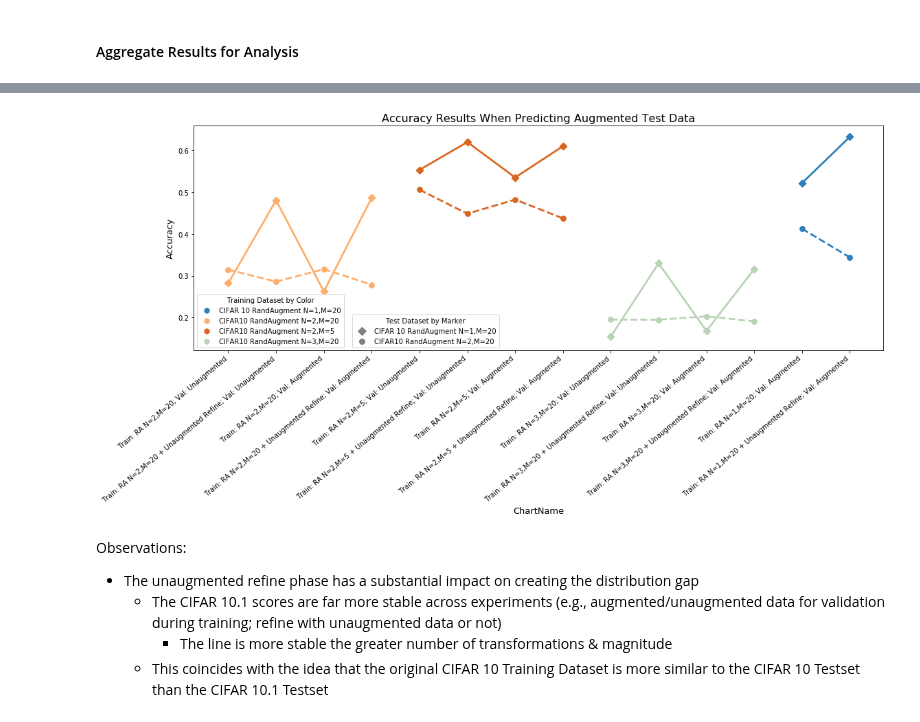
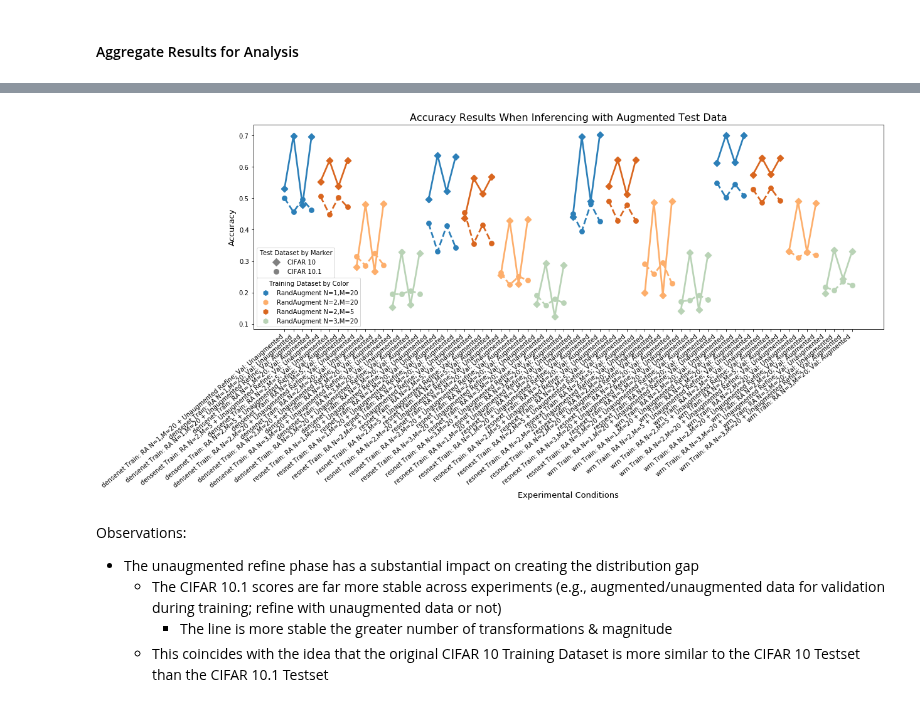
Before and after one commit to danzisar/w210-capstone, a Jupyter notebook: analysis/AugmentedTestsetAnalysis.ipynb, the cells around one changed output, grey strips where cells are left out. Cells and saved outputs as stored; diff of their text form; code cells hidden in the pictures.

Commit message:
Final Visualizations for Augmented Testset Analysis

```diff
--- a/analysis/AugmentedTestsetAnalysis.ipynb
+++ b/analysis/AugmentedTestsetAnalysis.ipynb
@@ -275,15 +259,18 @@ def cm_Alpha_extraction(row):
         alpha = float(srch4.group(2))
     return alpha
 
+def model_name(row):
+    return row.Checkpoint.split('_')[0]
+
 def chart_name(row):
-    newname = ""
+    newname = newname = row.Checkpoint.split('_')[0]
     if row['ra'] == False:
-        newname = "Original Model"
+        newname += " Original Model"
     else:
         if row['refined'] == True :
-            newname += "Train: RA N=" + str(row['N']) + ",M=" + str(row['M'])
+            newname += " Train: RA N=" + str(row['N']) + ",M=" + str(row['M']) + " + Unaugmented Refine"
         else:
-            newname += "Train: RA N=" + str(row['N']) + ",M=" + str(row['M']) + " + Unaugmented Refine"
+            newname += " Train: RA N=" + str(row['N']) + ",M=" + str(row['M'])
 
         if row['val'] == True:
             newname += "; Val: Unaugmented"
@@ -294,6 +281,9 @@ def chart_name(row):
 df['N'] = df.apply(lambda row: ra_N_extraction(row), axis=1)
 df['M'] = df.apply(lambda row: ra_M_extraction(row), axis=1)
 df['Alpha'] = df.apply(lambda row: cm_Alpha_extraction(row), axis=1)
+df['ModelName'] = df.apply(lambda row: model_name(row), axis=1)
 df['ChartName'] = df.apply(lambda row: chart_name(row), axis=1)
 cols = ['N','M']
 df['hue'] = df[cols].apply(lambda row: '_'.join(row.values.astype(str)), axis=1)
+
+df = df.sort_values(by=['ModelName', "N", "M"])
@@ -300,31 +299,33 @@ df['hue'] = df[cols].apply(lambda row: '_'.join(row.values.astype(str)), axis=1)
 # %%
 flatui = ["#2c7fb8", "#fdae6b", "#D9661F", "#B9D3B6", "#B9D3B6", "#859438"]
 
 f, ax = plt.subplots(figsize=(18, 6))
 sp = sns.pointplot(x="ChartName", hue="hue", y="Accuracy", data=df[df['Testset'].str.contains("CIFAR10_")],
                    markers=['D'] * 4, linestyles=['-']*4, palette=flatui, ci=None)
-plt.xlabel('Validation Data Type', fontsize=13)
+
 plt.ylabel('Accuracy', fontsize=13)
-plt.title('Accuracy Results When Predicting Augmented Test Data', fontsize=16)
+plt.title('Accuracy Results When Inferencing with Augmented Test Data', fontsize=16)
 plt.setp(ax.get_xticklabels(), rotation=40, horizontalalignment='right')
 sns.set_style()
 
 sp = sns.pointplot(x="ChartName", hue="hue", y="Accuracy", data=df[df['Testset'].str.contains("CIFAR101")],
                    markers=['o']*4, linestyles=['--']*4, palette=flatui, ci=None,alpha=0.7) # and slightly transparent
 
-train_datasets = ['CIFAR 10 RandAugment N=1,M=20', 'CIFAR10 RandAugment N=2,M=20', 'CIFAR10 RandAugment N=2,M=5', 'CIFAR10 RandAugment N=3,M=20']
+plt.xlabel('Experimental Conditions', fontsize=13)
+
+train_datasets = ['RandAugment N=1,M=20', 'RandAugment N=2,M=20', 'RandAugment N=2,M=5', 'RandAugment N=3,M=20']
 test_datasets = ['CIFAR 10', 'CIFAR 10.1']
 
 h = [plt.plot([],[], color=c, marker="h", ms=8, ls="")[0] for i,c in zip(train_datasets, flatui)]
 leg = ax.legend(handles=h, labels=train_datasets,loc=(.005,.01), title="Training Dataset by Color")
 ax.add_artist(leg)
 
 h2 = [plt.plot([],[], color='grey', marker=m, ms=8, ls="")[0] for i,m in zip(test_datasets, ['D', 'o'])]
-ax.legend(handles=h2, labels=train_datasets,loc=(.23,0.01), title="Test Dataset by Marker")
+ax.legend(handles=h2, labels=test_datasets,loc=(.005,0.251), title="Test Dataset by Marker")
 
 pass
 # %% [output]
-[figure, old version]
+[figure, new version]
 # %% [markdown]
 Observations:
  * The unaugmented refine phase has a substantial impact on creating the distribution gap
```
Also changed, not shown: parts of 10 cells of this notebook, 1 other file.
